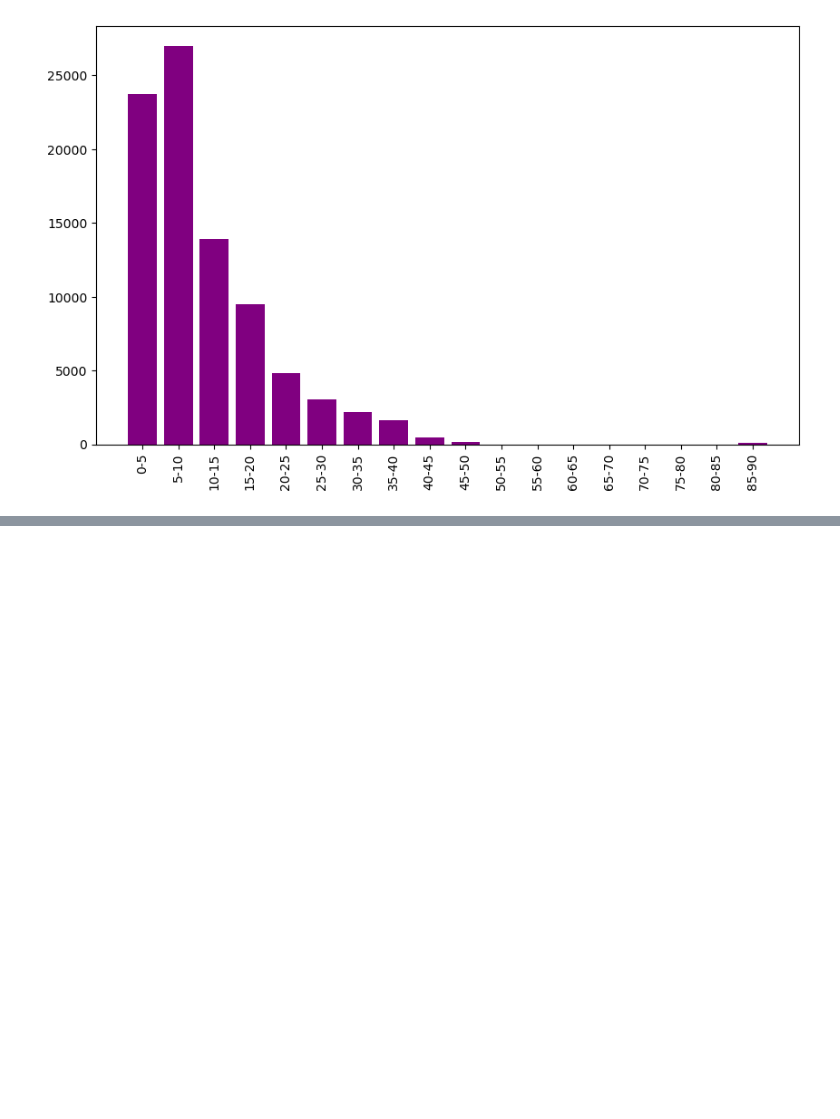
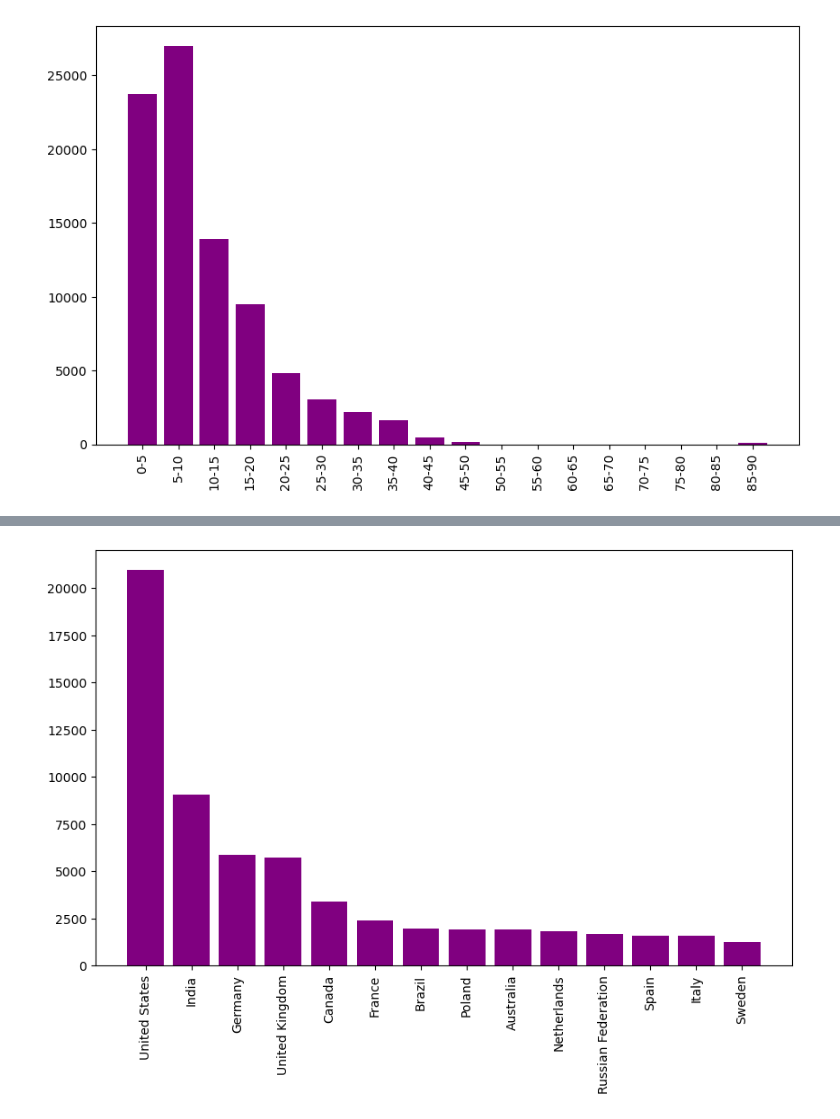
Before and after one commit to amitavroy/machine-learning-exercise, a Jupyter notebook: External Examples/02_stackoverflow_data.ipynb, the cells around one changed output, grey strips where cells are left out. Saved outputs shown, nothing was run; the diff lists cells and outputs as text; code cells hidden in the pictures; blank space fills up the shorter version.

```diff
--- a/External Examples/02_stackoverflow_data.ipynb
+++ b/External Examples/02_stackoverflow_data.ipynb
@@ -137,0 +166,24 @@ plt.show()
+# %%
+countries = df['Country'].value_counts(ascending=False)
+country_less_1000 = countries[countries < 1000]
+# %%
+def remove_less_countries(value):
+    if (value in country_less_1000):
+        return 'Others'
+    else:
+        return value
+# %%
+final_countries = df['Country'].apply(remove_less_countries)
+final_countries = final_countries.value_counts()
+
+final_countries.drop('Others', inplace=True)
+
+mb_label = final_countries.index.to_list()
+mb_counts = final_countries.to_list()
+
+plt.figure(figsize=(10, 6))
+plt.bar(mb_label, mb_counts, color='purple')
+plt.xticks(rotation=90)
+plt.show()
+# %% [output]
+[figure, added]
```
Also changed, not shown: parts of 10 cells of this notebook.
